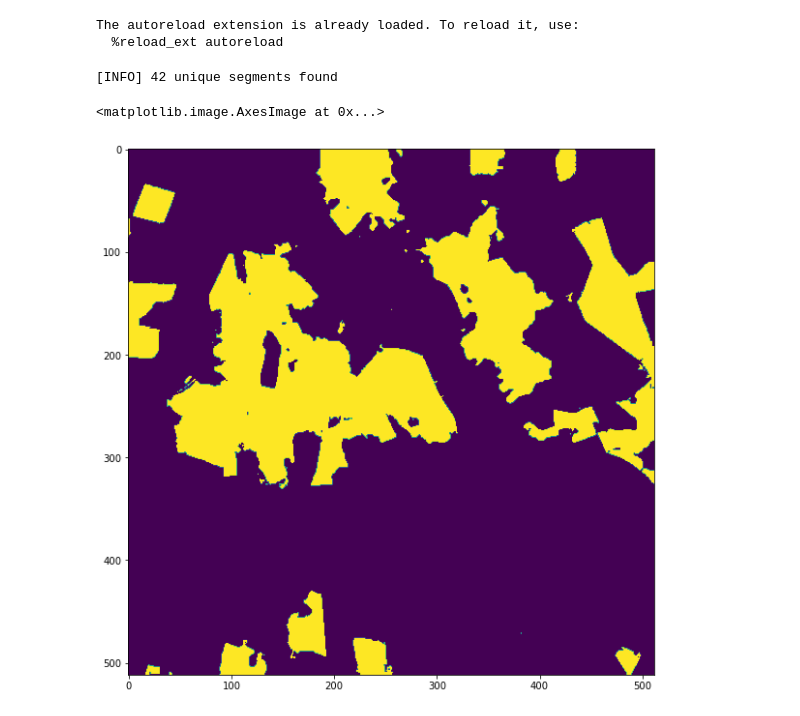
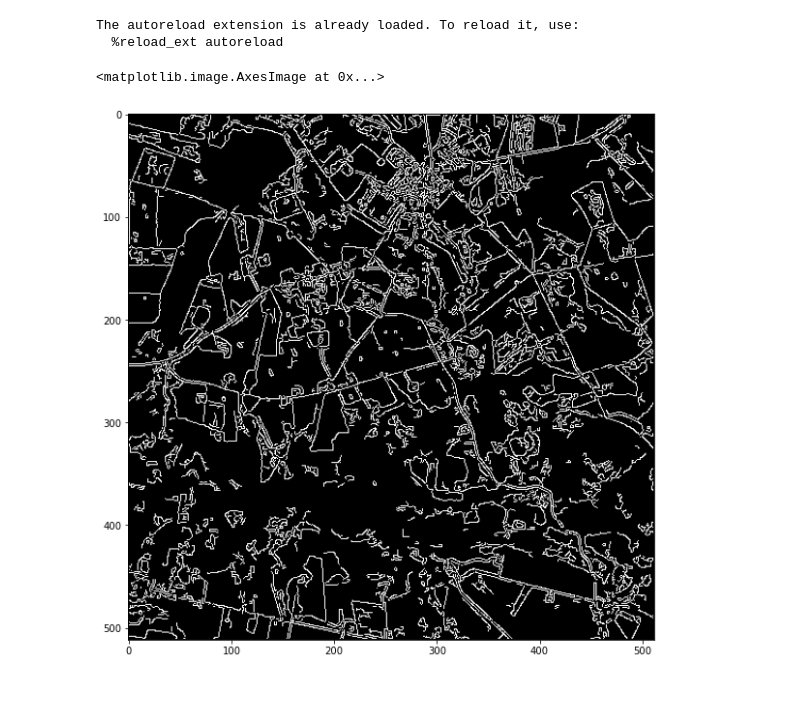
Before and after one commit to rometaidla/agriculture-segmenter, a Jupyter notebook: watershed_segmentation.ipynb, the cells around one changed output. Saved outputs shown, nothing was run; the diff lists cells and outputs as text; code cells hidden in the pictures.

Commit message:
Rough version of segmentation using canny edges + watershed

```diff
--- a/watershed_segmentation.ipynb
+++ b/watershed_segmentation.ipynb
@@ -9,13 +9,12 @@ The autoreload extension is already loaded. To reload it, use:
   %reload_ext autoreload
 # %%
 image = segmenter.read_image('data/tile_1024_5632.tif')
-segmented_image, thresholded_image = segmenter.segment(image)
+segmented_image, edges = segmenter.segment(image)
 plt.figure(figsize=(10,10))
-plt.imshow(thresholded_image)
+plt.imshow(edges, cmap="gray")
 # %% [output]
-[INFO] 42 unique segments found
+<matplotlib.image.AxesImage at 0x...>
-<matplotlib.image.AxesImage at 0x...>
-[figure, old version]
+[figure, new version]
 # %%
 plt.figure(figsize=(10,10))
 plt.imshow(segmented_image)
```
Also changed, not shown: parts of 1 cell of this notebook, 4 other files.
